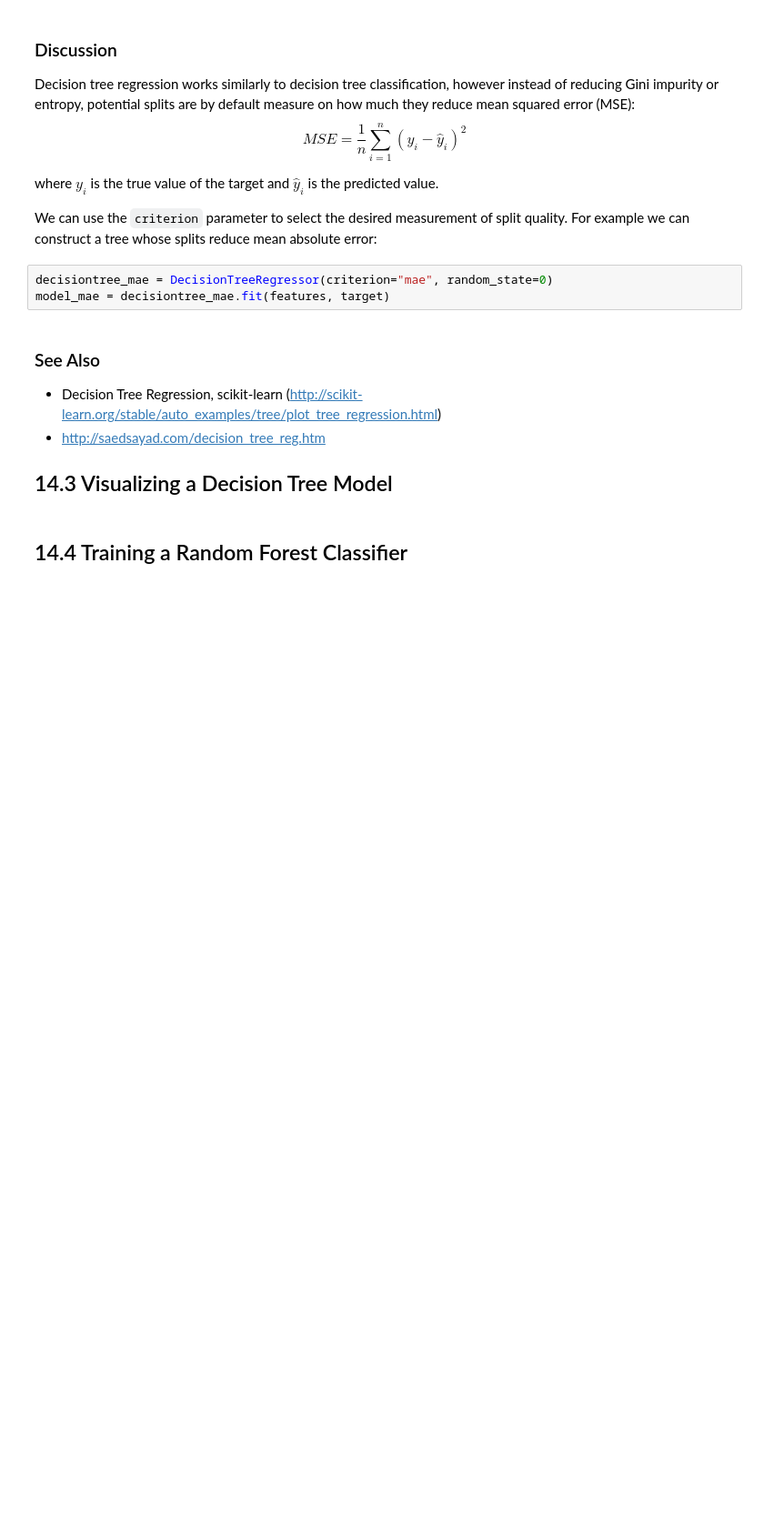
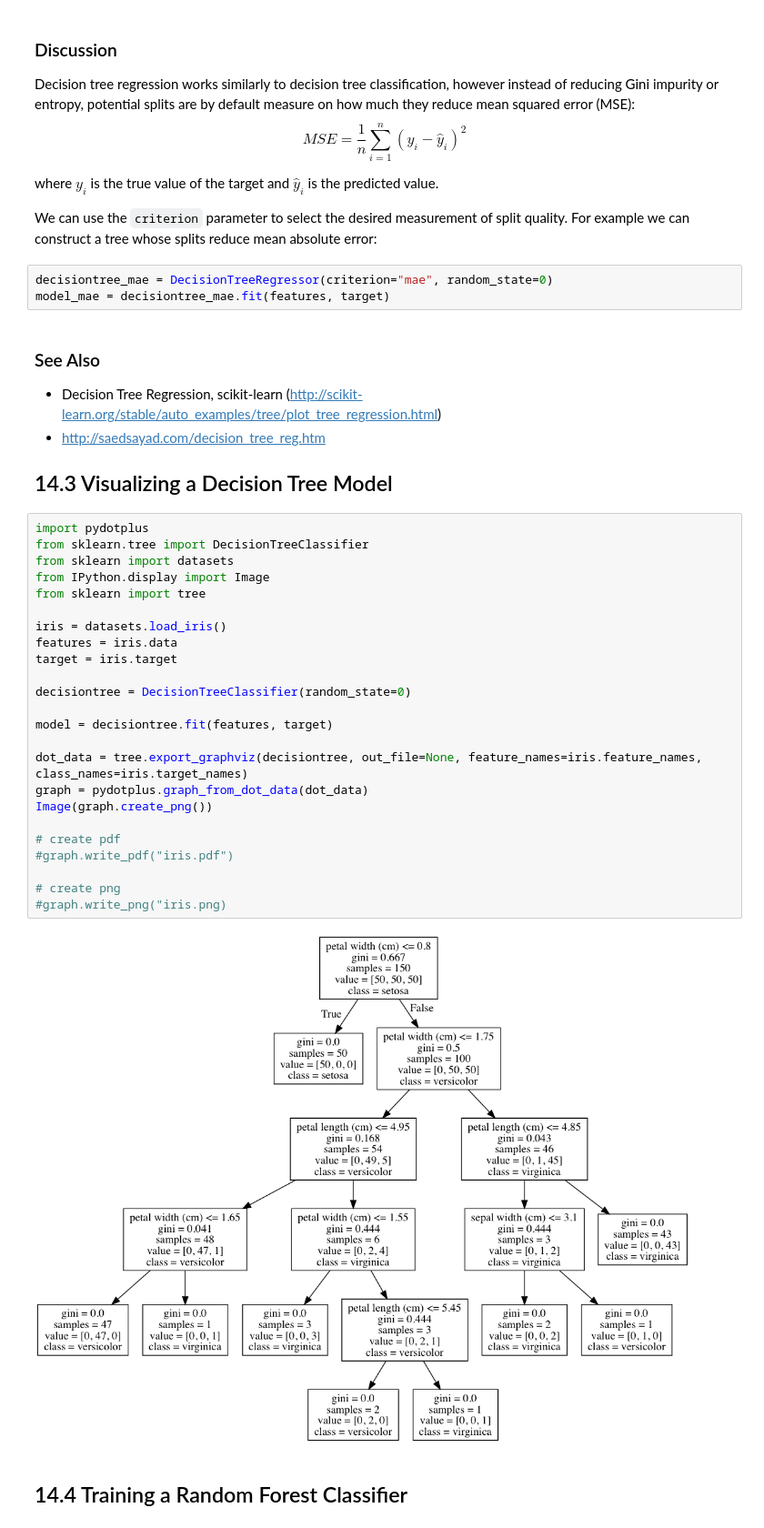
Before and after one commit to DustinAlandzes/machine-learning-with-python-cookbook-notes, a Jupyter notebook: Chapter 14 - Trees and Forests.ipynb, the cells around one changed output. Shown at 91% size. Drawn from its saved outputs; the diff is of its cells as text; blank space fills up the shorter version.

```diff
--- a/Chapter 14 - Trees and Forests.ipynb
+++ b/Chapter 14 - Trees and Forests.ipynb
@@ -78,5 +78,31 @@ model_mae = decisiontree_mae.fit(features, target)
 * http://saedsayad.com/decision_tree_reg.htm
 
 ## 14.3 Visualizing a Decision Tree Model
+# %%
+import pydotplus
+from sklearn.tree import DecisionTreeClassifier
+from sklearn import datasets
+from IPython.display import Image
+from sklearn import tree
+
+iris = datasets.load_iris()
+features = iris.data
+target = iris.target
+
+decisiontree = DecisionTreeClassifier(random_state=0)
+
+model = decisiontree.fit(features, target)
+
+dot_data = tree.export_graphviz(decisiontree, out_file=None, feature_names=iris.feature_names, class_names=iris.target_names)
+graph = pydotplus.graph_from_dot_data(dot_data)
+Image(graph.create_png())
+
+# create pdf
+#graph.write_pdf("iris.pdf")
+
+# create png
+#graph.write_png("iris.png)
+# %% [output]
+[figure, added]
 # %% [markdown]
 ## 14.4 Training a Random Forest Classifier
```
Also changed, not shown: parts of 17 cells of this notebook, 1 other file.
